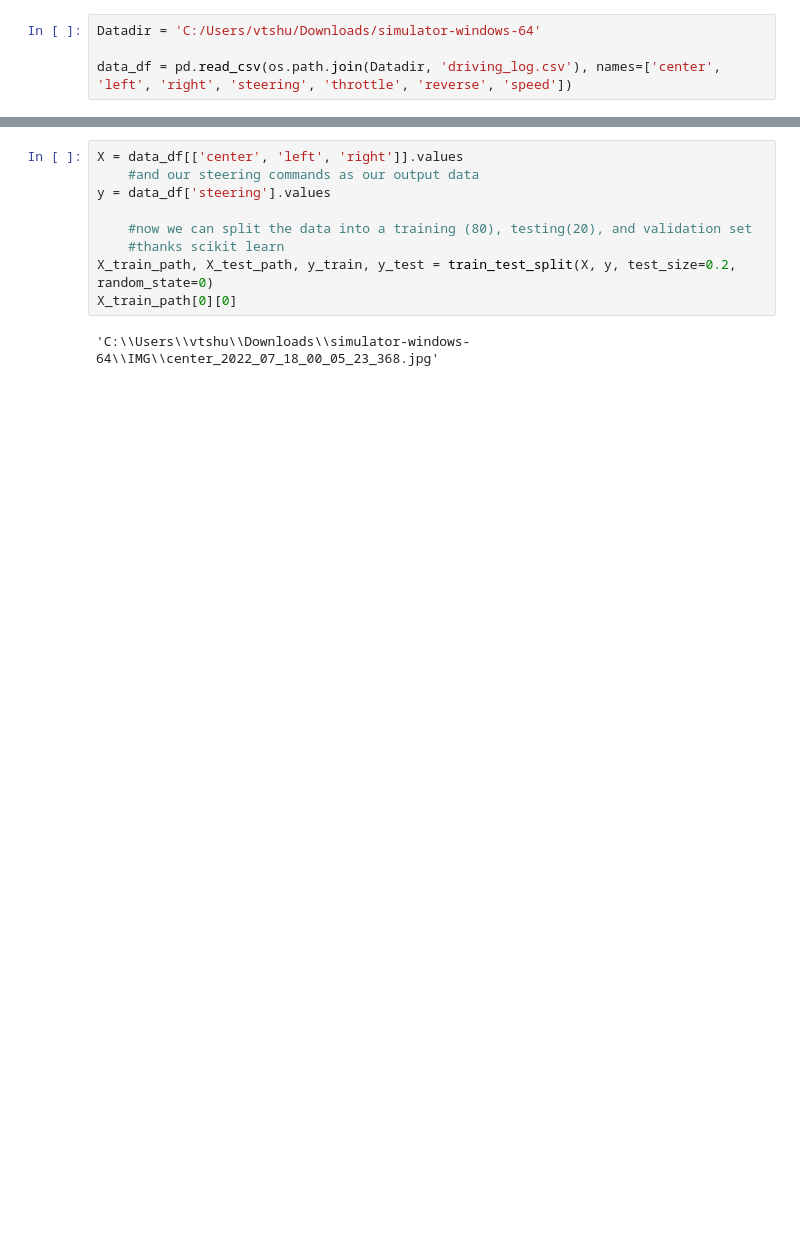
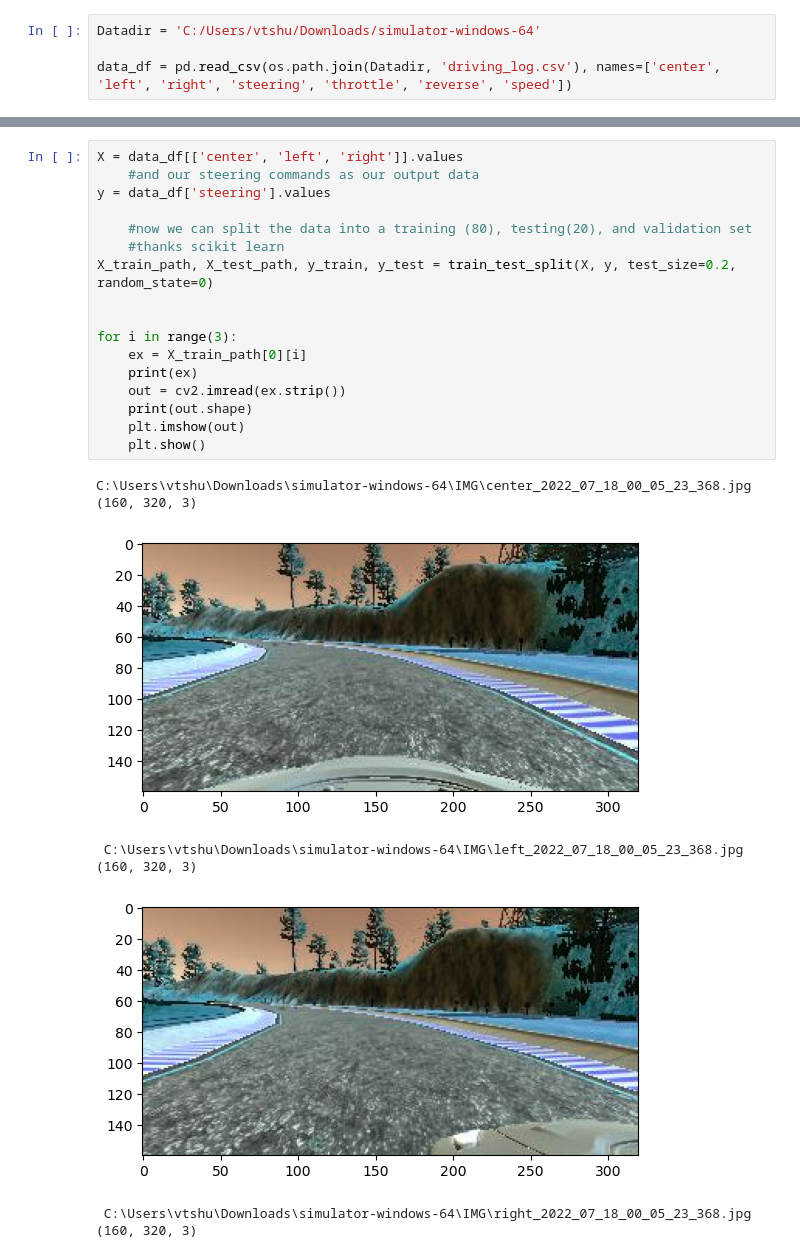
Before and after one commit to shubhomvt/Autocar, a Jupyter notebook: exp.ipynb, the cells around one changed output, grey strips where cells are left out. Drawn from its saved outputs; the diff is of its cells as text; blank space fills up the shorter version.

```diff
--- a/exp.ipynb
+++ b/exp.ipynb
@@ -27,11 +28,26 @@ data_df.head()
 # %%
 X = data_df[['center', 'left', 'right']].values
     #and our steering commands as our output data
 y = data_df['steering'].values
 
     #now we can split the data into a training (80), testing(20), and validation set
     #thanks scikit learn
 X_train_path, X_test_path, y_train, y_test = train_test_split(X, y, test_size=0.2, random_state=0)
-X_train_path[0][0]
+
+
+for i in range(3):
+    ex = X_train_path[0][i]
+    print(ex)
+    out = cv2.imread(ex.strip())
+    print(out.shape)
+    plt.imshow(out)
+    plt.show()
 # %% [output]
-'C:\\Users\\vtshu\\Downloads\\simulator-windows-64\\IMG\\center_2022_07_18_00_05_23_368.jpg'
+C:\Users\vtshu\Downloads\simulator-windows-64\IMG\center_2022_07_18_00_05_23_368.jpg
+(160, 320, 3)
+[figure, added]
+ C:\Users\vtshu\Downloads\simulator-windows-64\IMG\left_2022_07_18_00_05_23_368.jpg
+(160, 320, 3)
+[figure, added]
+ C:\Users\vtshu\Downloads\simulator-windows-64\IMG\right_2022_07_18_00_05_23_368.jpg
+(160, 320, 3)
```
Also changed, not shown: parts of 8 cells of this notebook, 1 other file.
